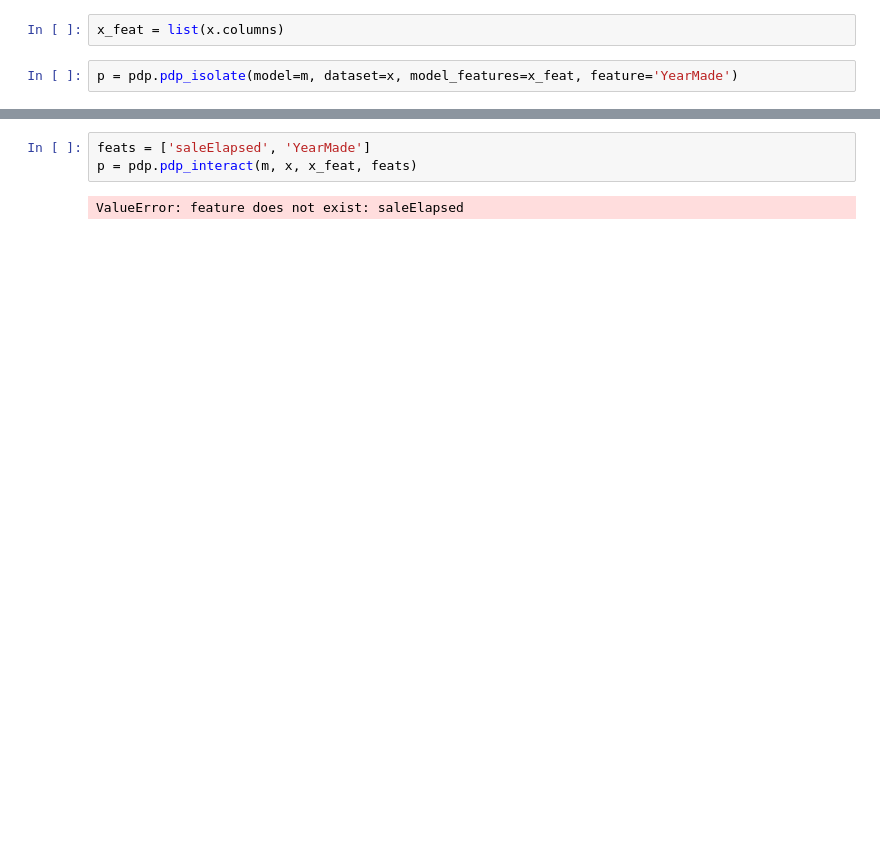
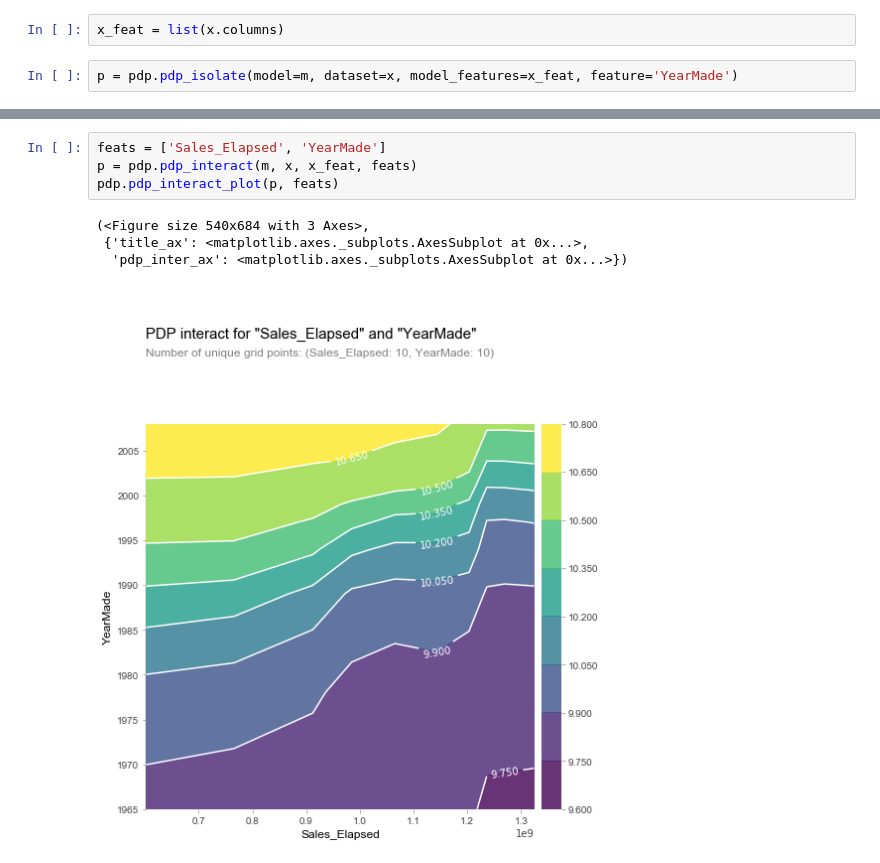
Before and after one commit to waficf/Kaggle_Competitions, a Jupyter notebook: Bulldozers.ipynb, the cells around one changed output, grey strips where cells are left out. Cells and saved outputs as stored; diff of their text form; blank space fills up the shorter version.

```diff
--- a/Bulldozers.ipynb
+++ b/Bulldozers.ipynb
@@ -697,5 +691,9 @@ fig, axes = pdp.pdp_plot(p, 'YearMade', plot_lines=True, frac_to_plot=100, clust
 # %%
-feats = ['saleElapsed', 'YearMade']
+feats = ['Sales_Elapsed', 'YearMade']
 p = pdp.pdp_interact(m, x, x_feat, feats)
+pdp.pdp_interact_plot(p, feats)
 # %% [output]
-ValueError: feature does not exist: saleElapsed
+(<Figure size 540x684 with 3 Axes>,
+ {'title_ax': <matplotlib.axes._subplots.AxesSubplot at 0x...>,
+  'pdp_inter_ax': <matplotlib.axes._subplots.AxesSubplot at 0x...>})
+[figure, added]
```
Also changed, not shown: parts of 26 cells of this notebook.
